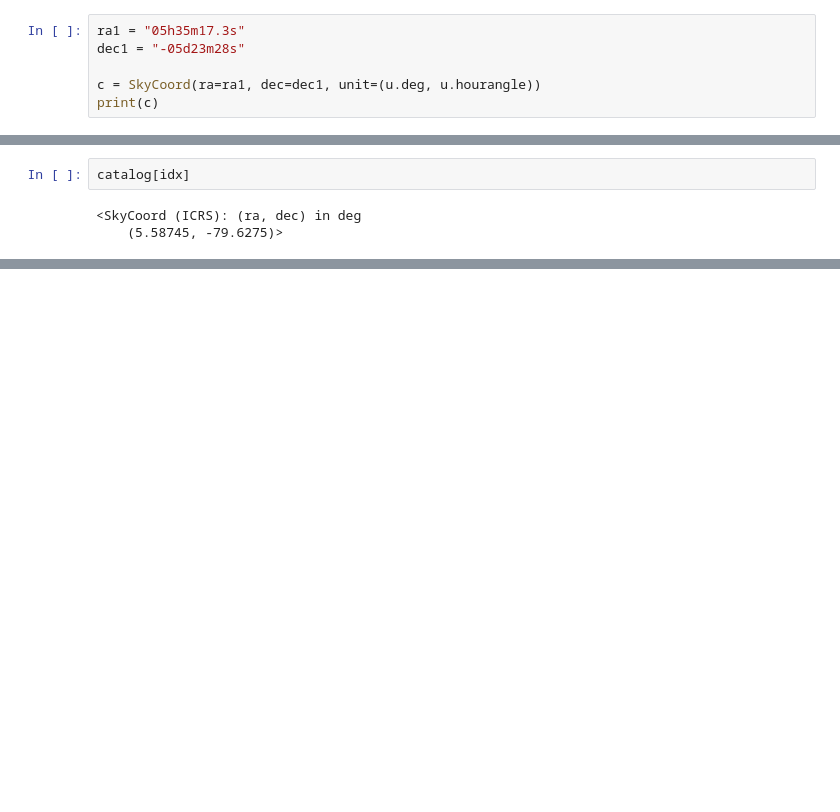
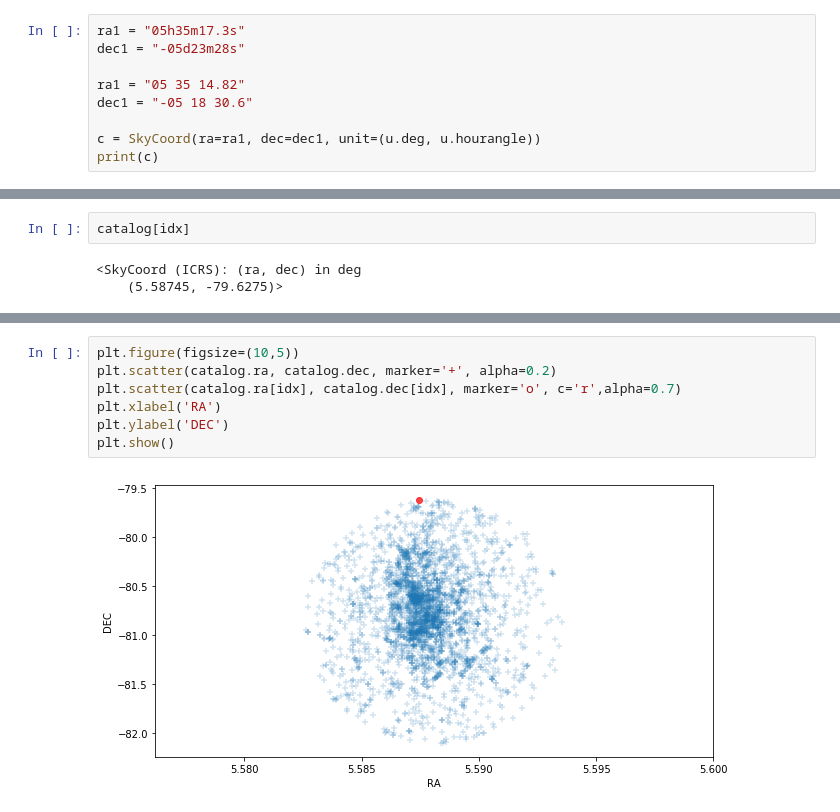
Before and after one commit to lockepatton/ASTR100-2020, a Jupyter notebook: Notes/2020_02_18_Matching_Catalogues/2020_02_18_Matching_Objects_with_astropy.ipynb, the cells around one changed output, grey strips where cells are left out. Cells and saved outputs as stored; diff of their text form; blank space fills up the shorter version.

```diff
--- a/Notes/2020_02_18_Matching_Catalogues/2020_02_18_Matching_Objects_with_astropy.ipynb
+++ b/Notes/2020_02_18_Matching_Catalogues/2020_02_18_Matching_Objects_with_astropy.ipynb
@@ -125,6 +137,9 @@ Setting up our objects that we'd like to match to:
 ra1 = "05h35m17.3s"
 dec1 = "-05d23m28s"
 
+ra1 = "05 35 14.82"
+dec1 = "-05 18 30.6"
+
 c = SkyCoord(ra=ra1, dec=dec1, unit=(u.deg, u.hourangle))
 print(c)
 # %% [output]
@@ -177,3 +196,12 @@ Row index=3277 masked=True
 |  | "h:m:s" | "d:m:s" |  |  | mas | mas | deg |  | ... |
 | object | str13 | str13 | int16 | int16 | float32 | float32 | int16 | str1 | ... |
 | TKK 486 | 05 35 14.82 | -05 18 30.6 | 6 | 6 | -- | -- | 0 | D | ... |
+# %%
+plt.figure(figsize=(10,5))
+plt.scatter(catalog.ra, catalog.dec, marker='+', alpha=0.2)
+plt.scatter(catalog.ra[idx], catalog.dec[idx], marker='o', c='r',alpha=0.7)
+plt.xlabel('RA')
+plt.ylabel('DEC')
+plt.show()
+# %% [output]
+[figure, added]
```
Also changed, not shown: parts of 13 cells of this notebook.
